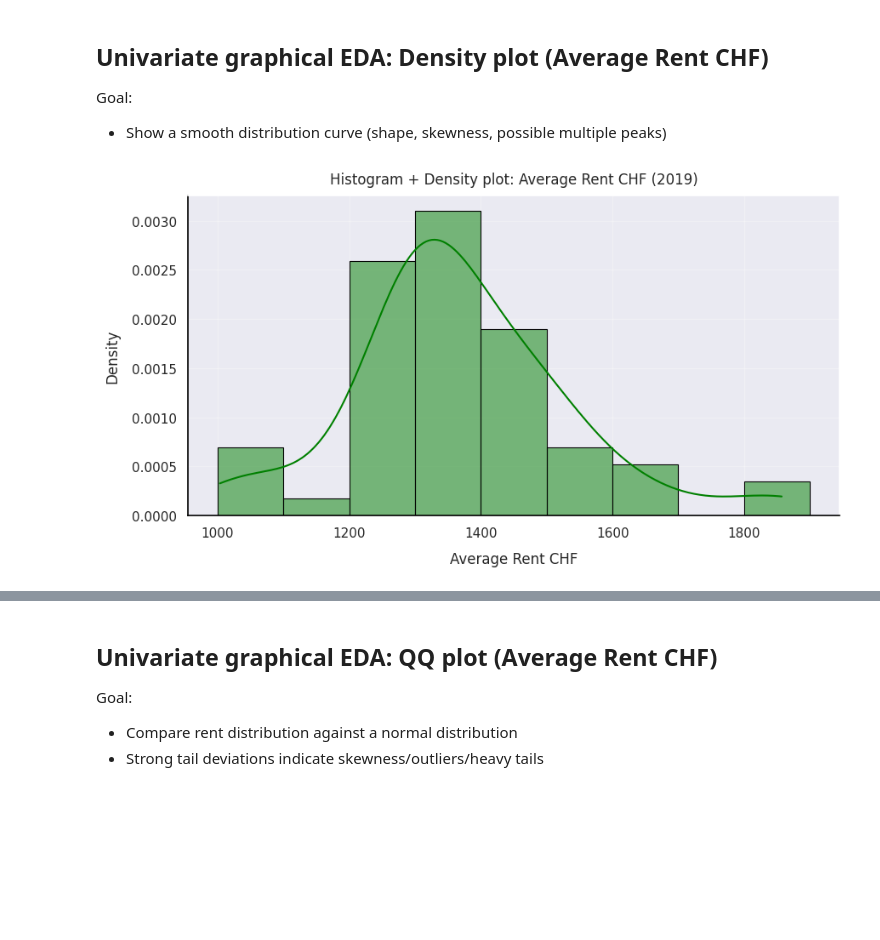
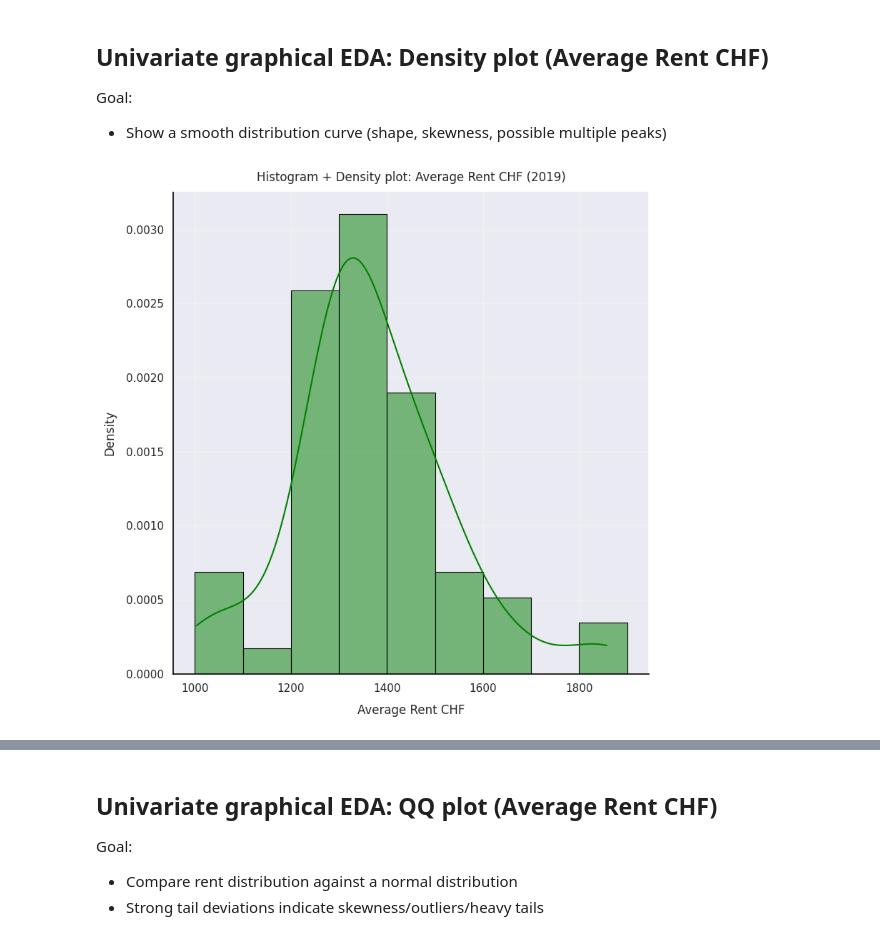
Before and after one commit to hamedamini-zhaw/ARM_Gruppe-5, a Jupyter notebook: 03 - EDA/EDA.ipynb, the cells around one changed output, grey strips where cells are left out. Saved outputs shown, nothing was run; the diff lists cells and outputs as text; code cells hidden in the pictures; blank space fills up the shorter version.

```diff
--- a/03 - EDA/EDA.ipynb
+++ b/03 - EDA/EDA.ipynb
@@ -519,32 +525,32 @@ target = "Average Rent CHF"
 # Define bins with size 100
 x = df[target].dropna().values
 bin_width = 100
 x_min = np.floor(x.min() / bin_width) * bin_width
 x_max = np.ceil(x.max() / bin_width) * bin_width
 bins = np.arange(x_min, x_max + bin_width, bin_width)
 
-plt.figure(figsize=(9,5))
+plt.figure(figsize=(8,8))
 sns.histplot(df[target].dropna(),
              stat="density",
              kde=True,
              bins=bins,
              color='green',
              edgecolor='black',
              linewidth=0.8
             )
 
 plt.title("Histogram + Density plot: Average Rent CHF (2019)", fontsize=12, pad=10)
 plt.xlabel("Average Rent CHF", fontsize=12, labelpad=10)
 plt.ylabel("Density", fontsize=12, labelpad=10)
 
 ax = plt.gca()
 ax.spines["bottom"].set_color("black")
 ax.spines["left"].set_color("black")
 ax.spines["bottom"].set_linewidth(1.2)
 ax.spines["left"].set_linewidth(1.2)
 
 plt.grid(True, alpha=0.3)
 plt.tight_layout()
 plt.show()
 # %% [output]
-[figure, old version]
+[figure, new version]
```
Also changed, not shown: parts of 12 cells of this notebook, 32 other files.
